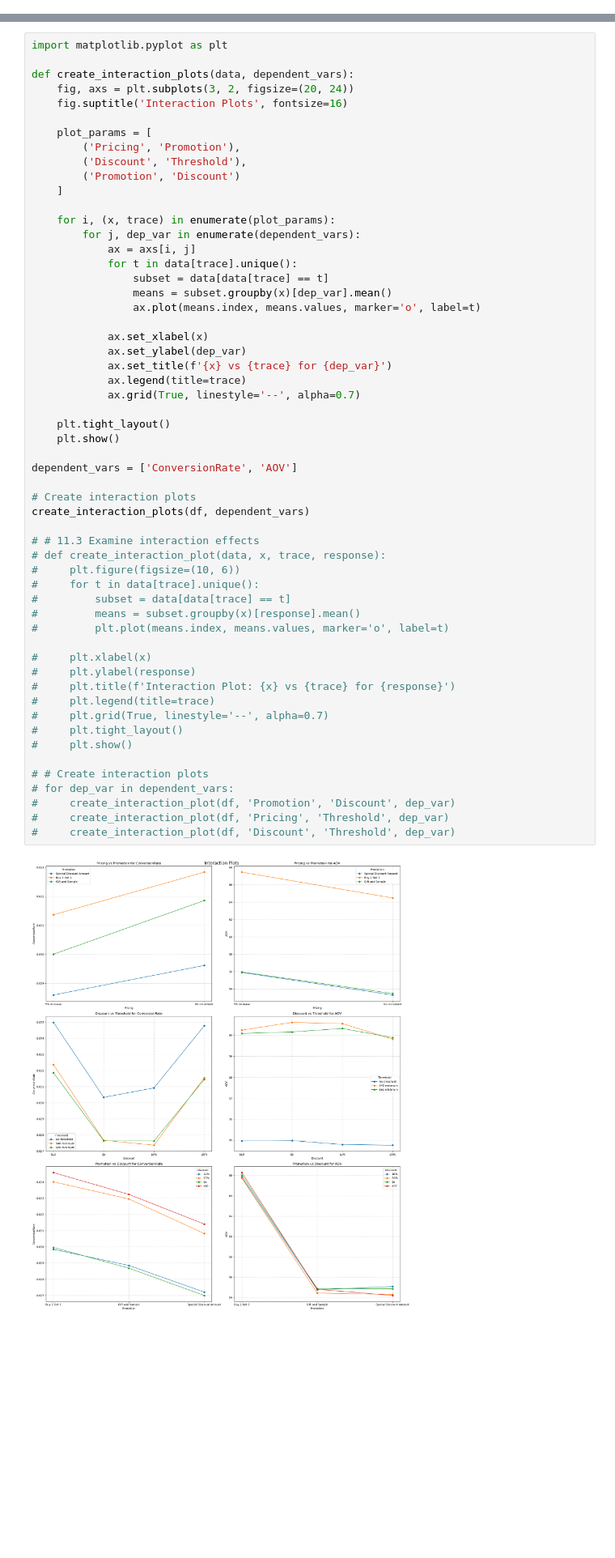
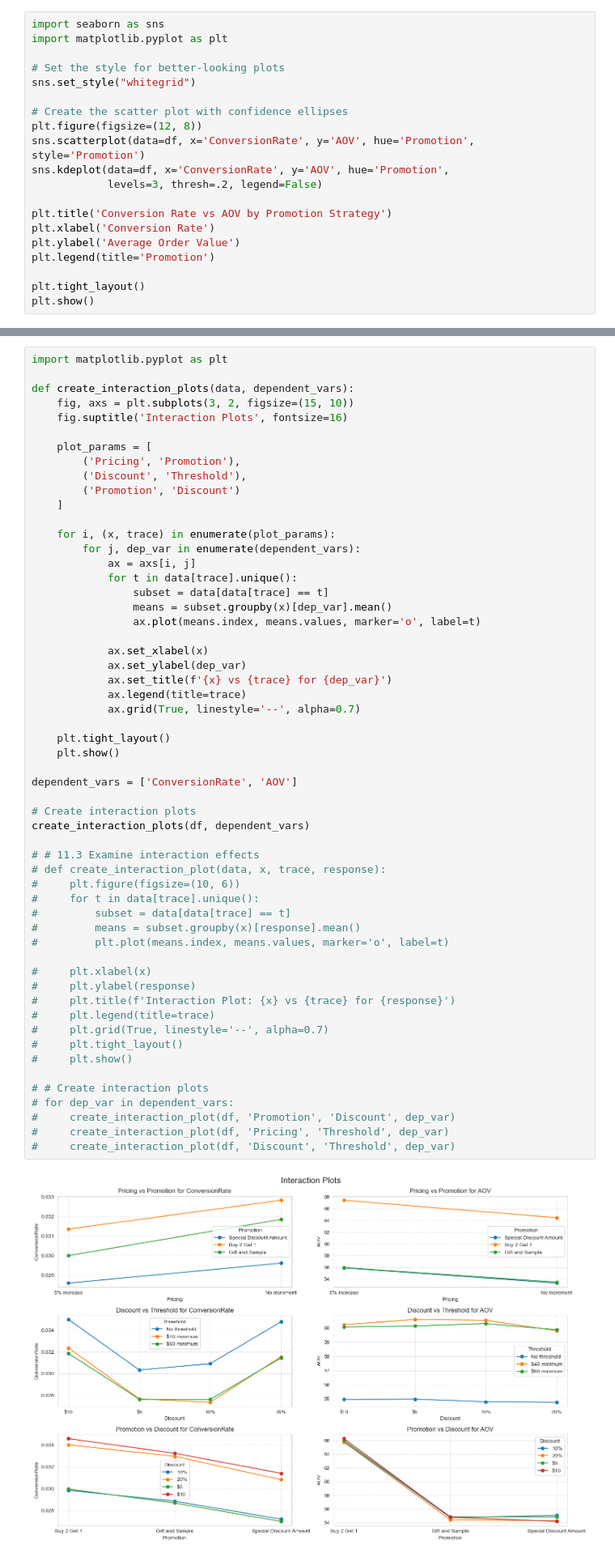
Before and after one commit to Lai-AI-BI-CI/Product_Channel_Sales_Analysis, a Jupyter notebook: docs/MANOVA Test.ipynb, the cells around one changed output, grey strips where cells are left out. Shown at 81% size. Saved outputs shown, nothing was run; the diff lists cells and outputs as text; blank space fills up the shorter version.

```diff
--- a/docs/MANOVA Test.ipynb
+++ b/docs/MANOVA Test.ipynb
@@ -488,3 +574,23 @@ print(manova.mv_test())
 =============================================================================
 # %% [markdown]
 Based on the provided MANOVA results, all the factors (Pricing, Promotion, Discount, and Threshold) are statistically significant with p-values of 0 across all the measures (Wilks' lambda, Pillai's trace, Hotelling-Lawley trace, and Roy's greatest root). This indicates that these factors have a significant impact on the dependent variables (Conversion Rate and AOV). Most interactions are not statistically significant, suggesting that the effects of these factors are largely independent of each other.
+# %%
+import seaborn as sns
+import matplotlib.pyplot as plt
+
+# Set the style for better-looking plots
+sns.set_style("whitegrid")
+
+# Create the scatter plot with confidence ellipses
+plt.figure(figsize=(12, 8))
+sns.scatterplot(data=df, x='ConversionRate', y='AOV', hue='Promotion', style='Promotion')
+sns.kdeplot(data=df, x='ConversionRate', y='AOV', hue='Promotion',
+            levels=3, thresh=.2, legend=False)
+
+plt.title('Conversion Rate vs AOV by Promotion Strategy')
+plt.xlabel('Conversion Rate')
+plt.ylabel('Average Order Value')
+plt.legend(title='Promotion')
+
+plt.tight_layout()
+plt.show()
@@ -714,7 +837,7 @@ Practical Significance:
 import matplotlib.pyplot as plt
 
 def create_interaction_plots(data, dependent_vars):
-    fig, axs = plt.subplots(3, 2, figsize=(20, 24))
+    fig, axs = plt.subplots(3, 2, figsize=(15, 10))
     fig.suptitle('Interaction Plots', fontsize=16)
 
     plot_params = [
@@ -740,34 +863,34 @@ def create_interaction_plots(data, dependent_vars):
     plt.tight_layout()
     plt.show()
 
 dependent_vars = ['ConversionRate', 'AOV']
 
 # Create interaction plots
 create_interaction_plots(df, dependent_vars)
 
 # # 11.3 Examine interaction effects
 # def create_interaction_plot(data, x, trace, response):
 #     plt.figure(figsize=(10, 6))
 #     for t in data[trace].unique():
 #         subset = data[data[trace] == t]
 #         means = subset.groupby(x)[response].mean()
 #         plt.plot(means.index, means.values, marker='o', label=t)
 
 #     plt.xlabel(x)
 #     plt.ylabel(response)
 #     plt.title(f'Interaction Plot: {x} vs {trace} for {response}')
 #     plt.legend(title=trace)
 #     plt.grid(True, linestyle='--', alpha=0.7)
 #     plt.tight_layout()
 #     plt.show()
 
 # # Create interaction plots
 # for dep_var in dependent_vars:
 #     create_interaction_plot(df, 'Promotion', 'Discount', dep_var)
 #     create_interaction_plot(df, 'Pricing', 'Threshold', dep_var)
 #     create_interaction_plot(df, 'Discount', 'Threshold', dep_var)
 # %% [output]
-[figure, old version]
+[figure, new version]
 # %% [markdown]
 1. Pricing and Promotion: The "Buy 2 Get 1" promotion seems to mitigate the negative effect of the 5% price increase on conversion rates while maintaining its positive effect on AOV.
 
```
Also changed, not shown: parts of 6 cells of this notebook.
